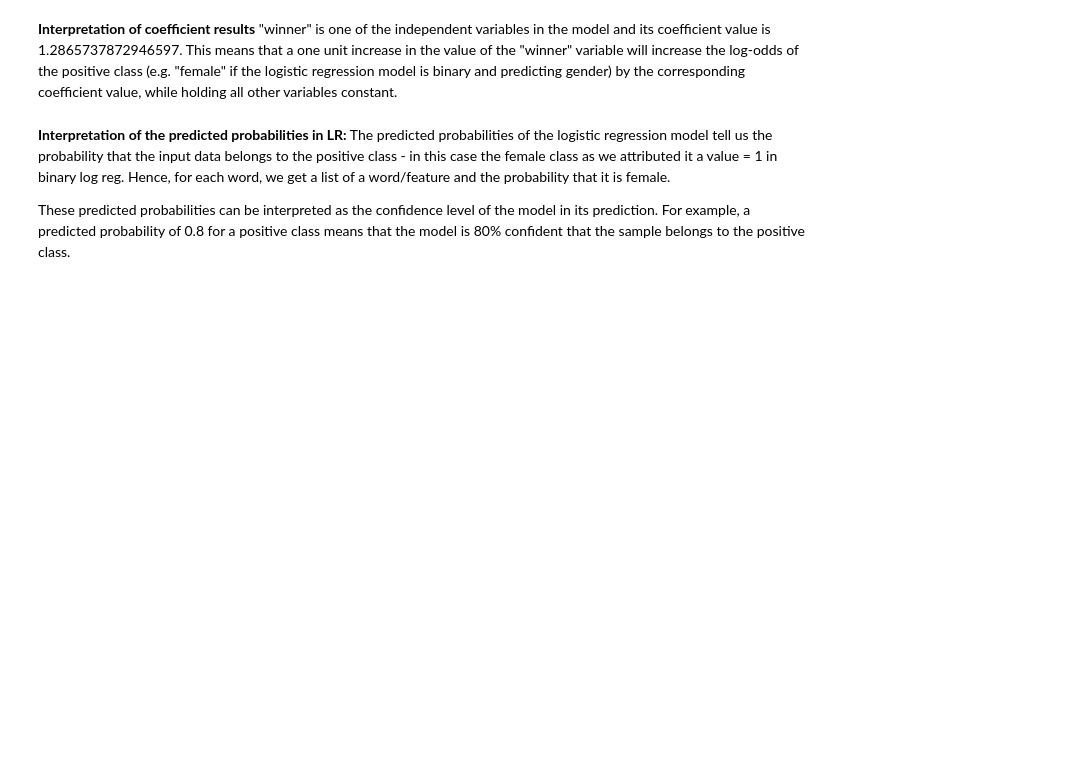
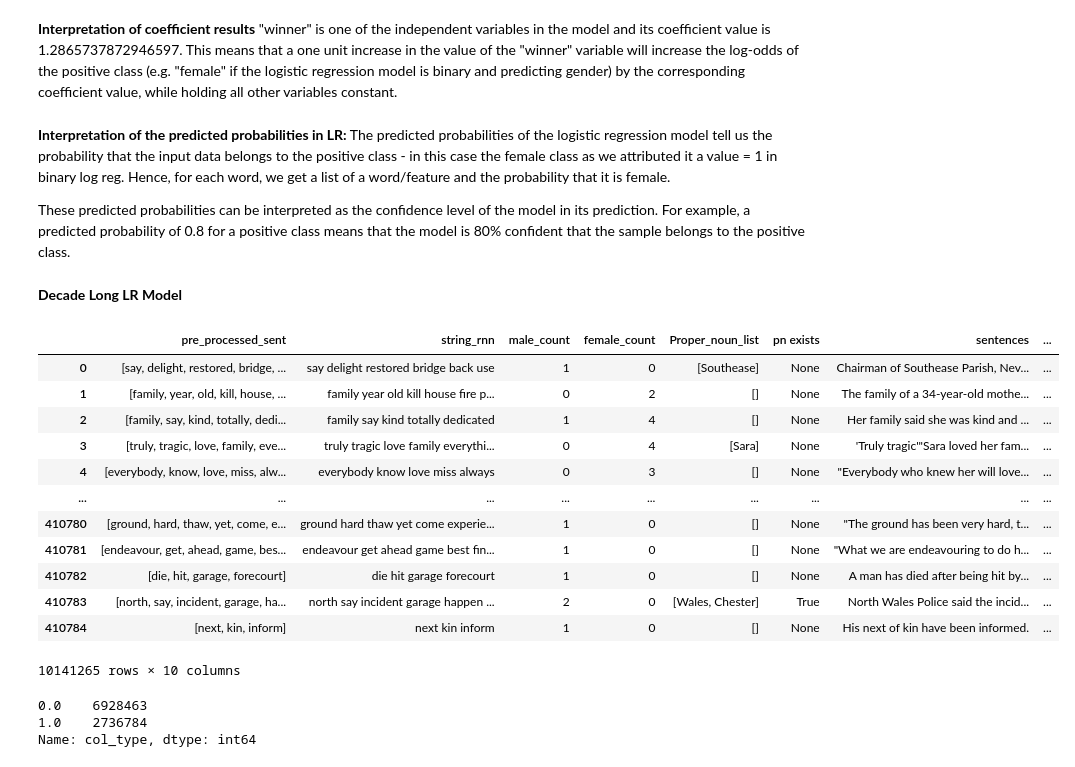
Before and after one commit to yvferreiro/MasterThesis, a Jupyter notebook: Logistic Regression.ipynb, the cells around one changed output. Saved outputs shown, nothing was run; the diff lists cells and outputs as text; code cells hidden in the pictures; blank space fills up the shorter version.

```diff
--- a/Logistic Regression.ipynb
+++ b/Logistic Regression.ipynb
@@ -213,3 +213,40 @@ def load_pickle_files_high(directory):
 df_low = load_pickle_files_low(r"/Users/yolandaferreirofranchi/Documents/GitHub/Masters-Thesis")
 df_high = load_pickle_files_high(r"/Users/yolandaferreirofranchi/Documents/GitHub/Masters-Thesis")
 df_high
+# %% [markdown]
+**Decade Long LR Model**
+# %%
+file_path = "/Users/yolandaferreirofranchi/Desktop/ThesisDatasets/"
+file_path_2 = "_final_rnn.pickle"
+
+df_10= pd.read_pickle(file_path + "2010" + file_path_2)
+df_11= pd.read_pickle(file_path + "2011" + file_path_2)
+df_12= pd.read_pickle(file_path + "2012" + file_path_2)
+df_13= pd.read_pickle(file_path + "2013" + file_path_2)
+df_14= pd.read_pickle(file_path + "2014" + file_path_2)
+df_15= pd.read_pickle(file_path + "2015" + file_path_2)
+df_16= pd.read_pickle(file_path + "2016" + file_path_2)
+df_17= pd.read_pickle(file_path + "2017" + file_path_2)
+df_18= pd.read_pickle(file_path + "2018" + file_path_2)
+df_19= pd.read_pickle(file_path + "2019" + file_path_2)
+df_20= pd.read_pickle(file_path + "2020" + file_path_2)
+df_21= pd.read_pickle(file_path + "2021" + file_path_2)
+df_22= pd.read_pickle(file_path + "2022" + file_path_2)
+# %%
+df_all = pd.concat([df_10, df_11, df_12, df_13, df_14, df_15, df_16, df_17, df_18, df_19, df_20, df_21, df_22])
+# %%
+df_all
+# %% [output]
+|  | pre_processed_sent | string_rnn | male_count | female_count | Proper_noun_list | pn exists | sentences | ... |
+| 0 | [say, delight, restored, bridge, ... | say delight restored bridge back use | 1 | 0 | [Southease] | None | Chairman of Southease Parish, Nev... | ... |
+| 1 | [family, year, old, kill, house, ... | family year old kill house fire p... | 0 | 2 | [] | None | The family of a 34-year-old mothe... | ... |
+| 2 | [family, say, kind, totally, dedi... | family say kind totally dedicated | 1 | 4 | [] | None | Her family said she was kind and ... | ... |
+| 3 | [truly, tragic, love, family, eve... | truly tragic love family everythi... | 0 | 4 | [Sara] | None | 'Truly tragic'"Sara loved her fam... | ... |
+| 4 | [everybody, know, love, miss, alw... | everybody know love miss always | 0 | 3 | [] | None | "Everybody who knew her will love... | ... |
+| ... | ... | ... | ... | ... | ... | ... | ... | ... |
+| 410780 | [ground, hard, thaw, yet, come, e... | ground hard thaw yet come experie... | 1 | 0 | [] | None | "The ground has been very hard, t... | ... |
+| 410781 | [endeavour, get, ahead, game, bes... | endeavour get ahead game best fin... | 1 | 0 | [] | None | "What we are endeavouring to do h... | ... |
+| 410782 | [die, hit, garage, forecourt] | die hit garage forecourt | 1 | 0 | [] | None | A man has died after being hit by... | ... |
+| 410783 | [north, say, incident, garage, ha... | north say incident garage happen ... | 2 | 0 | [Wales, Chester] | True | North Wales Police said the incid... | ... |
+| 410784 | [next, kin, inform] | next kin inform | 1 | 0 | [] | None | His next of kin have been informed. | ... |
+10141265 rows × 10 columns
@@ -215,0 +261,13 @@ df_high
+# %%
+#apply function to only get rows with an absolute count
+df_all['col_type'] = df_all.apply(lambda row: absolute_count(row['male_count'], row['female_count']),axis=1)
+
+#remove nulls
+df_all = df_all[df_all["col_type"].notnull()]
+
+#DOC: number of male and female columns
+df_all["col_type"].value_counts()
+# %% [output]
+0.0    6928463
+1.0    2736784
+Name: col_type, dtype: int64
```
Also changed, not shown: parts of 8 cells of this notebook.
